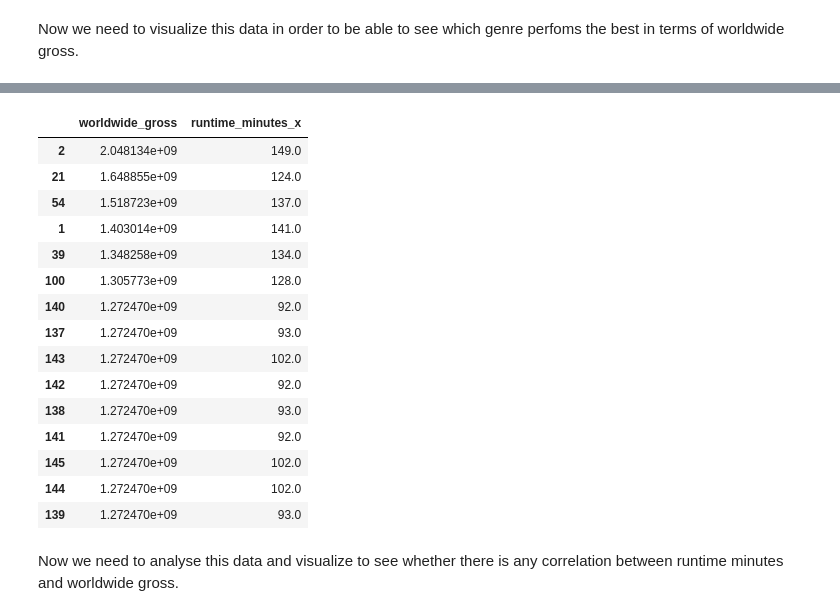
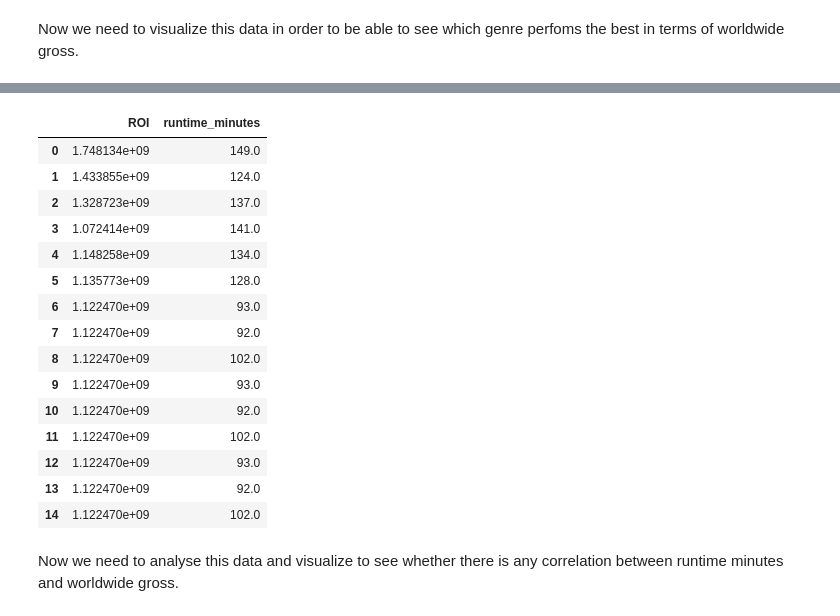
Before and after one commit to William-Itotia/dsc-phase-1-project-Microsoft-Analysis, a Jupyter notebook: student.ipynb, the cells around one changed output, grey strips where cells are left out. Cells and saved outputs as stored; diff of their text form; code cells hidden in the pictures.

```diff
--- a/student.ipynb
+++ b/student.ipynb
@@ -423,6 +431,10 @@ merged_movie_data_cleaned = pd.merge(merged_movie_data_cleaned, merged_imdb[['pr
 # Drop the 'primary_title' column as it's no longer needed
 merged_movie_data_cleaned.drop('primary_title', axis=1, inplace=True)
 
+# Add new column called ROI
+merged_movie_data_cleaned['ROI'] = merged_movie_data_cleaned['worldwide_gross'] - merged_movie_data_cleaned['production_budget']
+
+
 # Display the updated DataFrame
-# merged_movie_data_cleaned
+merged_movie_data_cleaned
 # %% [output]
@@ -442,4 +453,0 @@ merged_movie_data_cleaned.drop('primary_title', axis=1, inplace=True)
-# %%
-# Drop the duplicate columns
-merged_movie_data_cleaned.drop(['genres_y', 'runtime_minutes_y'], axis=1, inplace=True)
-merged_movie_data_cleaned
@@ -513,25 +508,25 @@ plt.show()
 # %%
 #How long should movies be?
-#Display only worldwide gross and runtime minutes, display worldwide gross in descending order to find the best runtime minutes
-subset_runtime_minutes = merged_movie_data_cleaned.loc[:, ['worldwide_gross', 'runtime_minutes_x']]
+#Display only ROI and runtime minutes, display wROI in descending order to find the best runtime minutes
+subset_runtime_minutes = merged_movie_data_cleaned.loc[:, ['ROI', 'runtime_minutes']]
 subset_runtime_minutes.head(15)
 # %% [output]
-|  | worldwide_gross | runtime_minutes_x |
-| 2 | 2.048134e+09 | 149.0 |
-| 21 | 1.648855e+09 | 124.0 |
-| 54 | 1.518723e+09 | 137.0 |
-| 1 | 1.403014e+09 | 141.0 |
-| 39 | 1.348258e+09 | 134.0 |
-| 100 | 1.305773e+09 | 128.0 |
-| 140 | 1.272470e+09 | 92.0 |
-| 137 | 1.272470e+09 | 93.0 |
-| 143 | 1.272470e+09 | 102.0 |
-| 142 | 1.272470e+09 | 92.0 |
-| 138 | 1.272470e+09 | 93.0 |
-| 141 | 1.272470e+09 | 92.0 |
-| 145 | 1.272470e+09 | 102.0 |
-| 144 | 1.272470e+09 | 102.0 |
-| 139 | 1.272470e+09 | 93.0 |
+|  | ROI | runtime_minutes |
+| 0 | 1.748134e+09 | 149.0 |
+| 1 | 1.433855e+09 | 124.0 |
+| 2 | 1.328723e+09 | 137.0 |
+| 3 | 1.072414e+09 | 141.0 |
+| 4 | 1.148258e+09 | 134.0 |
+| 5 | 1.135773e+09 | 128.0 |
+| 6 | 1.122470e+09 | 93.0 |
+| 7 | 1.122470e+09 | 92.0 |
+| 8 | 1.122470e+09 | 102.0 |
+| 9 | 1.122470e+09 | 93.0 |
+| 10 | 1.122470e+09 | 92.0 |
+| 11 | 1.122470e+09 | 102.0 |
+| 12 | 1.122470e+09 | 93.0 |
+| 13 | 1.122470e+09 | 92.0 |
+| 14 | 1.122470e+09 | 102.0 |
 # %% [markdown]
 Now we need to analyse this data and visualize to see whether there is any correlation between runtime
 minutes and worldwide gross.
```
Also changed, not shown: parts of 18 cells of this notebook.
